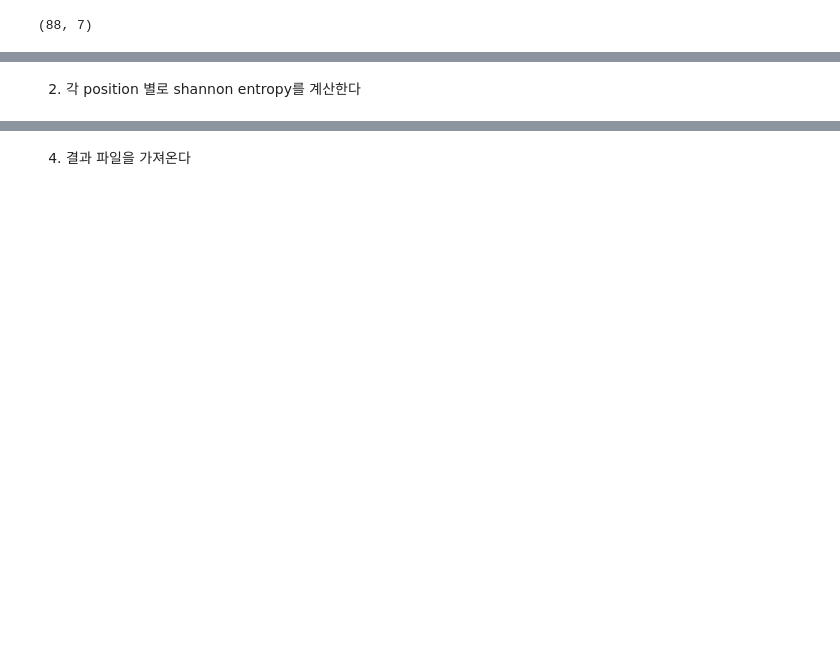
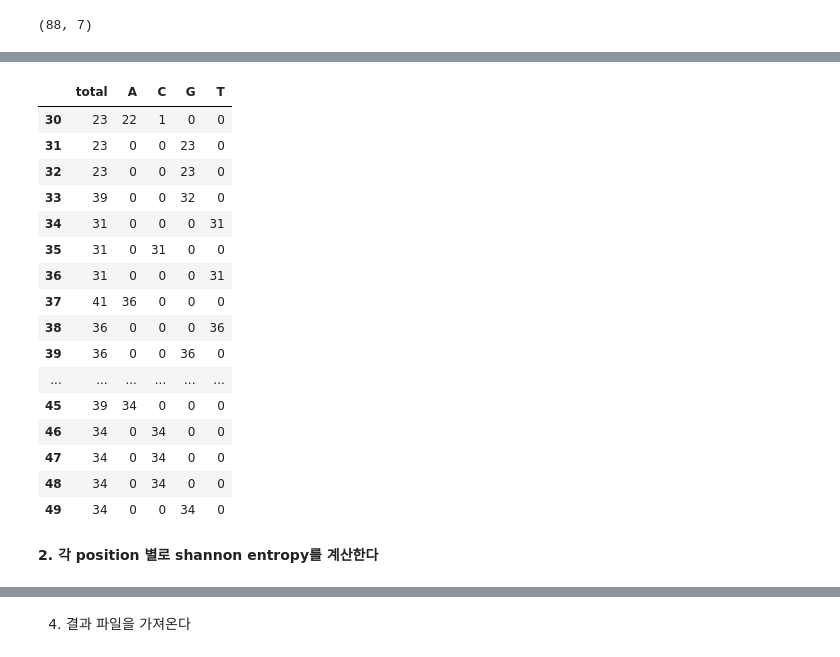
Before and after one commit to babaling/2021bioinfo1, a Jupyter notebook: Mission/Mission 3.ipynb, the cells around one changed output, grey strips where cells are left out. Cells and saved outputs as stored; diff of their text form; code cells hidden in the pictures; blank space fills up the shorter version.

```diff
--- a/Mission/Mission 3.ipynb
+++ b/Mission/Mission 3.ipynb
@@ -214,2 +182,27 @@ See the caveats in the documentation: http://pandas.pydata.org/pandas-docs/stabl
+# %%
+pileup['A'] = pileup['matches'].apply(lambda x: x.count('A'))
+pileup['C'] = pileup['matches'].apply(lambda x: x.count('C'))
+pileup['G'] = pileup['matches'].apply(lambda x: x.count('G'))
+pileup['T'] = pileup['matches'].apply(lambda x: x.count('T'))
+# %%
+pileup.iloc[30:50, [-5,-4,-3,-2,-1]]
+# %% [output]
+|  | total | A | C | G | T |
+| 30 | 23 | 22 | 1 | 0 | 0 |
+| 31 | 23 | 0 | 0 | 23 | 0 |
+| 32 | 23 | 0 | 0 | 23 | 0 |
+| 33 | 39 | 0 | 0 | 32 | 0 |
+| 34 | 31 | 0 | 0 | 0 | 31 |
+| 35 | 31 | 0 | 31 | 0 | 0 |
+| 36 | 31 | 0 | 0 | 0 | 31 |
+| 37 | 41 | 36 | 0 | 0 | 0 |
+| 38 | 36 | 0 | 0 | 0 | 36 |
+| 39 | 36 | 0 | 0 | 36 | 0 |
+| ... | ... | ... | ... | ... | ... |
+| 45 | 39 | 34 | 0 | 0 | 0 |
+| 46 | 34 | 0 | 34 | 0 | 0 |
+| 47 | 34 | 0 | 34 | 0 | 0 |
+| 48 | 34 | 0 | 34 | 0 | 0 |
+| 49 | 34 | 0 | 0 | 34 | 0 |
 # %% [markdown]
-2. 각 position 별로 shannon entropy를 계산한다
+**2. 각 position 별로 shannon entropy를 계산한다**
```
Also changed, not shown: parts of 13 cells of this notebook, 1 other file.
